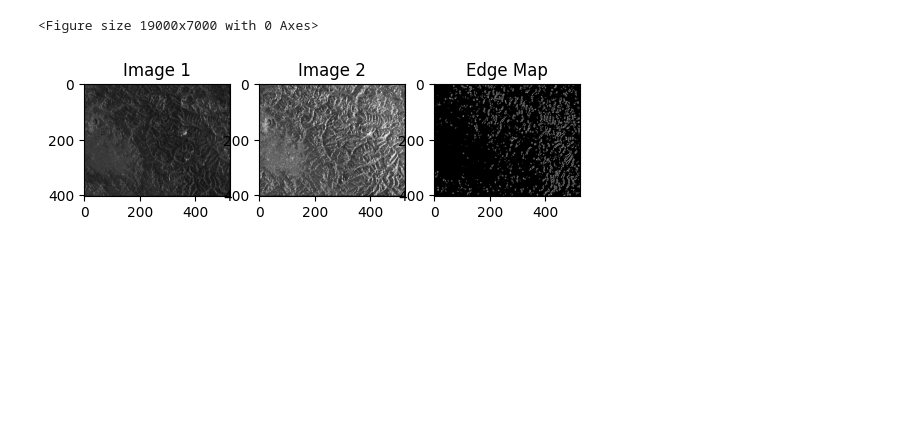
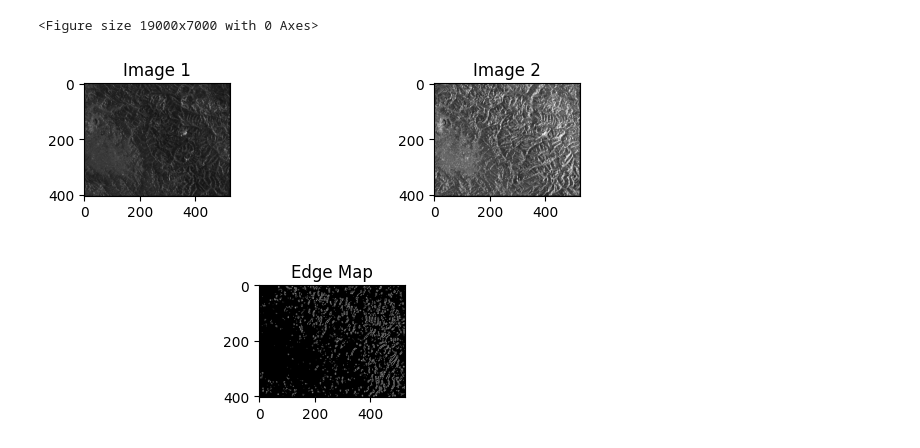
Before and after one commit to Akshaykk12/AvalancheWatch, a Jupyter notebook: Models/difference_model.ipynb, the cells around one changed output. Cells and saved outputs as stored; diff of their text form; code cells hidden in the pictures; blank space fills up the shorter version.

```diff
--- a/Models/difference_model.ipynb
+++ b/Models/difference_model.ipynb
@@ -29,18 +29,18 @@ plt.figure(figsize=(190, 70))
 <Figure size 19000x7000 with 0 Axes>
 <Figure size 19000x7000 with 0 Axes>
 # %%
-plt.subplot(131)
+plt.subplot(231)
 plt.imshow(cv2.cvtColor(image1, cv2.COLOR_BGR2RGB))
 plt.title('Image 1')
 
-plt.subplot(132)
+plt.subplot(233)
 plt.imshow(cv2.cvtColor(image2, cv2.COLOR_BGR2RGB))
 plt.title('Image 2')
 
-plt.subplot(133)
+plt.subplot(235)
 plt.imshow(edge_map, cmap='gray')
 plt.title('Edge Map')
 
 plt.show()
 # %% [output]
-[figure, old version]
+[figure, new version]
```
Also changed, not shown: parts of 3 cells of this notebook, 3 other files.
